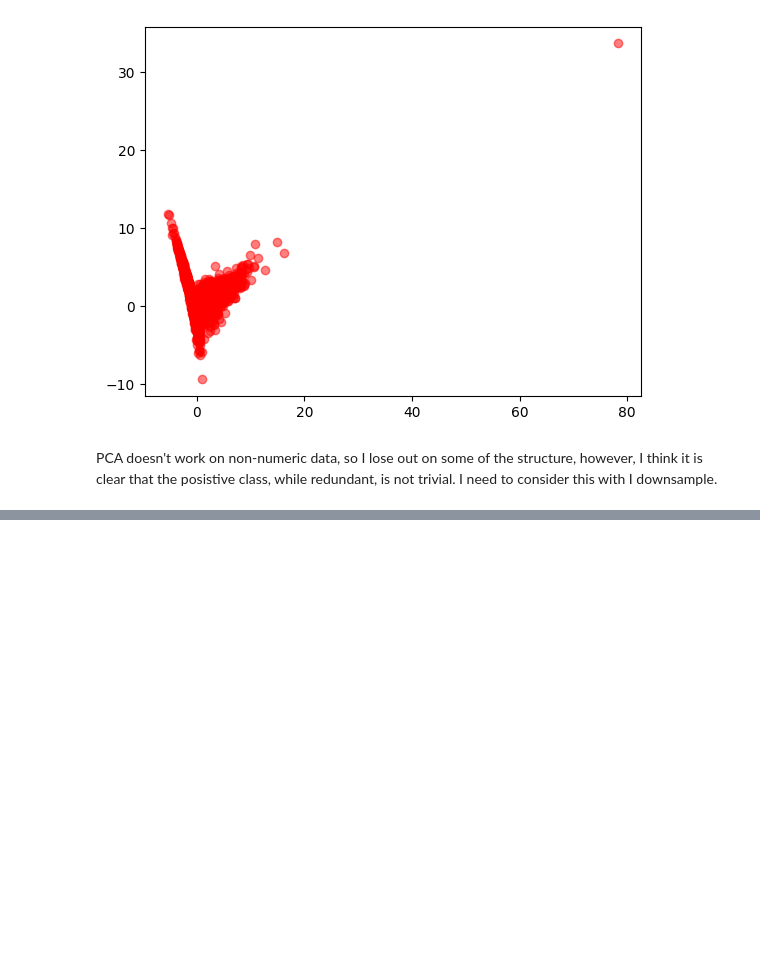
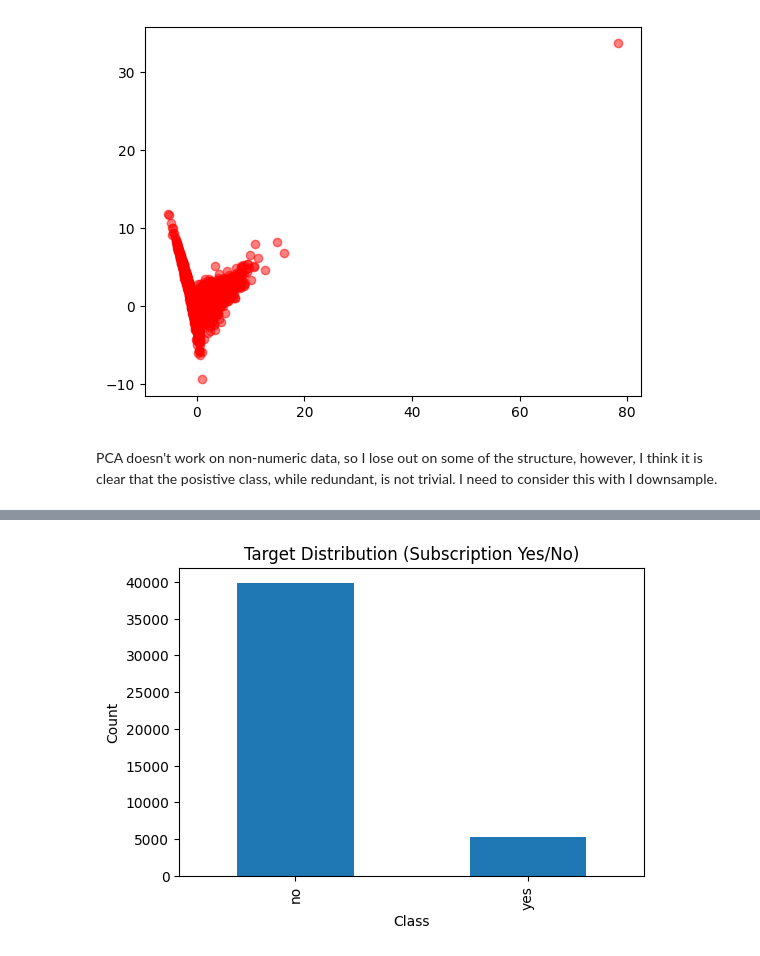
Before and after one commit to SamKhan32/bank-marketing-ml, a Jupyter notebook: notebooks/01_exploration.ipynb, the cells around one changed output, grey strips where cells are left out. Saved outputs shown, nothing was run; the diff lists cells and outputs as text; code cells hidden in the pictures; blank space fills up the shorter version.

Commit message:
create images for results

```diff
--- a/notebooks/01_exploration.ipynb
+++ b/notebooks/01_exploration.ipynb
@@ -153,0 +156,14 @@ PCA doesn't work on non-numeric data, so I lose out on some of the structure, ho
+# %%
+import pandas as pd
+
+dataset_path = "data/raw/bank-full.csv"
+df = pd.read_csv(dataset_path, sep=";")
+
+# Separate numerical vs categorical
+target = "y"
+feature_cols = [c for c in df.columns if c != target]
+
+num_cols = df[feature_cols].select_dtypes(include=["int64","float64"]).columns.tolist()
+cat_cols = df[feature_cols].select_dtypes(exclude=["int64","float64"]).columns.tolist()
+
+num_cols, cat_cols
@@ -153,0 +181,10 @@ PCA doesn't work on non-numeric data, so I lose out on some of the structure, ho
+# %%
+import matplotlib.pyplot as plt
+
+df[target].value_counts().plot(kind='bar', figsize=(6,4))
+plt.title("Target Distribution (Subscription Yes/No)")
+plt.xlabel("Class")
+plt.ylabel("Count")
+plt.show()
+# %% [output]
+[figure, added]
```
Also changed, not shown: parts of 5 cells of this notebook, 9 other files.
